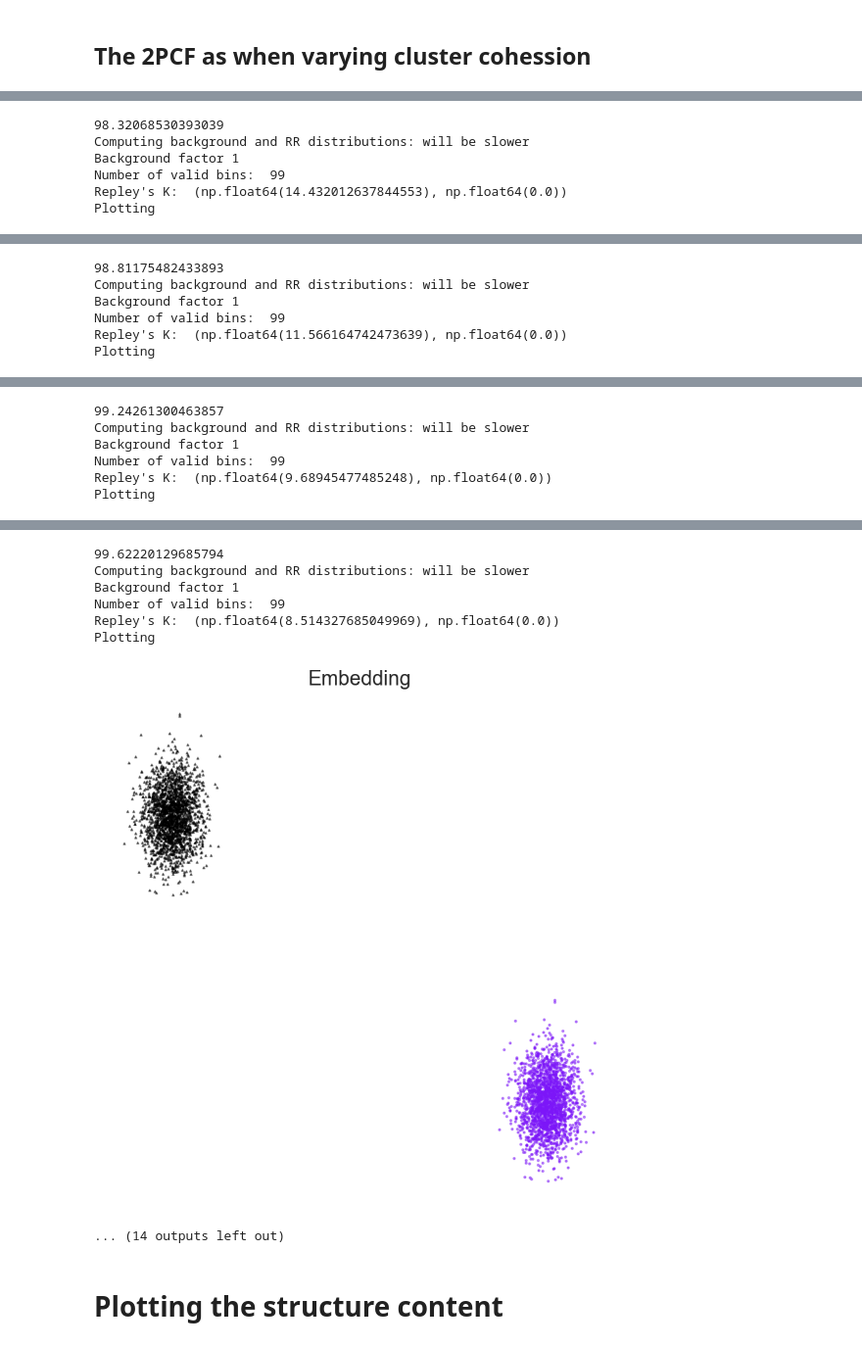
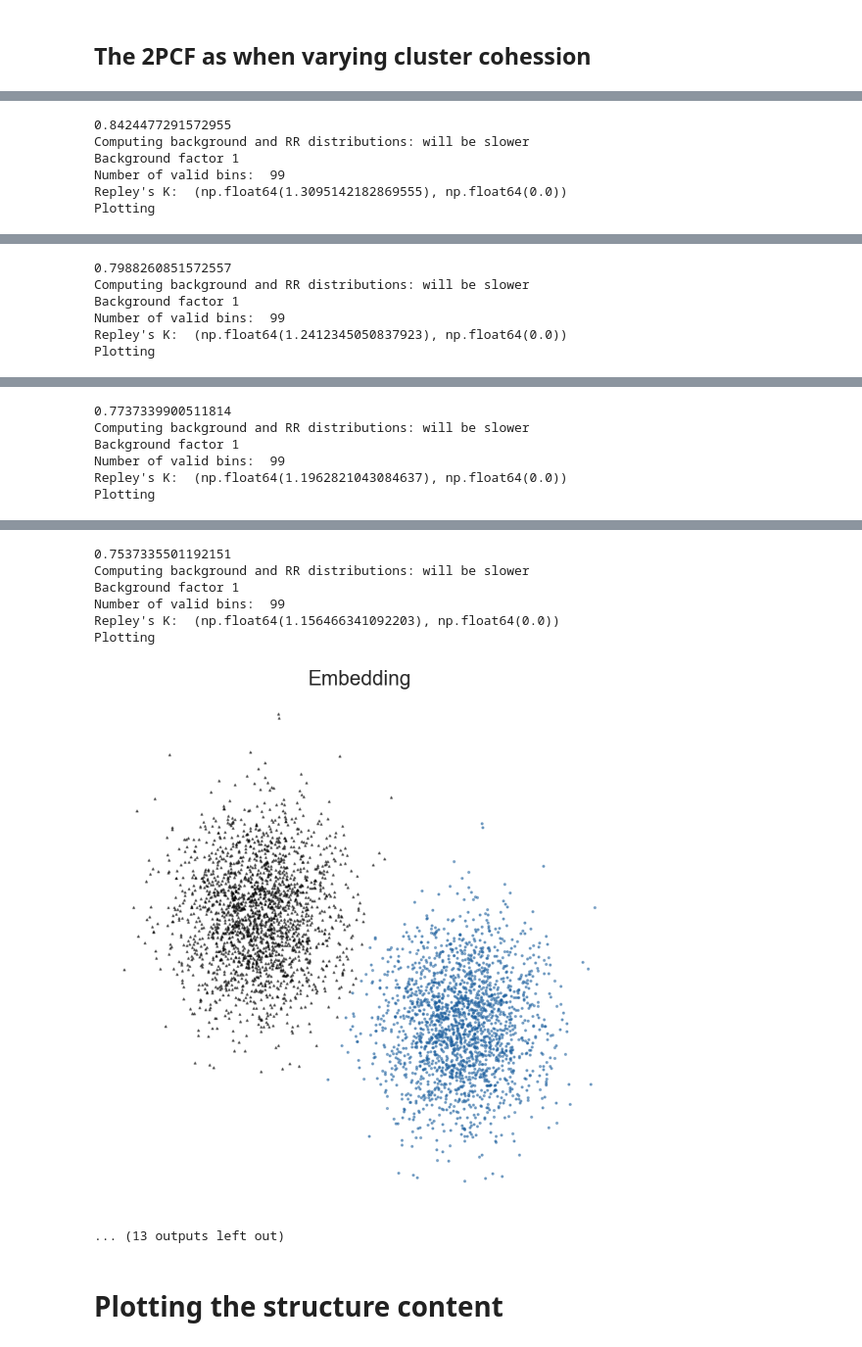
Before and after one commit to Koketsoc137/spectra_for_features, a Jupyter notebook: autocorrelation.ipynb, the cells around one changed output, grey strips where cells are left out. Shown at 98% size. Cells and saved outputs as stored; diff of their text form; code cells hidden in the pictures.

```diff
--- a/autocorrelation.ipynb
+++ b/autocorrelation.ipynb
@@ -42,10 +42,11 @@ cov_range = []
 # %% [markdown]
 ## The 2PCF as when varying cluster cohession
 # %%
-
 times_array = []
 chi_scores = []
 norm_scores = []
+davies_scores = []
+sim_scores = []
 
 dimensions = 2
 mean_range = (-150, 150)
@@ -59,8 +60,9 @@ b = 100
 structure = []
 labels = []
 acc = []
+importlib.reload(AstroMLmod)
 
-cov_ranges  = [2,4,6,8,10,12,20,40,80,160,320,640]
+cov_ranges  = [20,40,80,160,240,320,400,480,640,730,800,1000]
 
 for i in range(num_samples):
     for item in range(points_per_gaussian):
@@ -91,13 +93,21 @@ for cov_diagonal in cov_ranges:
     gaussian_space = gaussian_space
 
 
-    viz.shade(predictions = labels,numof_class =len(means),embedded_dataset = gaussian_space,alpha = 0.5,size = 5)
-    #plt.show()
-    val = test.KNN_accuracy(gaussian_space,labels)
-    acc.append(val)
+    #clustering
+
+    k_labels = dist.kmeans(gaussian_space,
+                           n_clusters = 2)
 
 
+    #plt.show()
+    #scores
+
+    davies_ = davies(gaussian_space,k_labels)
+    val = test.KNN_accuracy(gaussian_space,labels)
+    sim_score = viz.similarity_index(labels,k_labels)
+
     #dist.scatter_points(data_R, alpha = 0.10)
+
 
     timer = time.time()
     """
@@ -111,8 +121,8 @@ for cov_diagonal in cov_ranges:
     corr, dcorr, NormScore = AstroMLmod.correlate_and_plot(gaussian_space,
                                                         min_dist = 0.0,
                                                         max_dist =1.5,
-                                                        label = "Correlation on flat manifold for epoch:"+str(cov),
-                                                        fig_name = "plots/2PCR@Epoch: "+str(cov),
+                                                        label = "Correlation on flat manifold for epoch:"+str(cov_diagonal),
+                                                        fig_name = "plots/2PCR@Epoch: "+str(cov_diagonal),
                                                         precomputed_RR = None,
                                                         bin_number = 100,
                                                         method = "standard",
@@ -124,7 +134,17 @@ for cov_diagonal in cov_ranges:
 
 
     bins = np.logspace(np.log10(1), np.log10(100), 200)
+
+    #metrics
     norm_scores.append(NormScore)
+    acc.append(val)
+    davies_scores.append(davies_)
+    sim_scores.append(sim_score)
+
+
+
+    viz.shade(predictions = k_labels,numof_class =len(means),embedded_dataset = gaussian_space,alpha = 0.5,size = 5)
+
 
     if cov_range[0] in [0]:#[2.5,160,320,640]:
         line, = plt.plot(bins[1:],corr,
@@ -149,6 +174,6 @@ Plotting
-98.32068530393039
+0.8424477291572955
 Computing background and RR distributions: will be slower
 Background factor 1
 Number of valid bins:  99
-Repley's K:  (np.float64(14.432012637844553), np.float64(0.0))
+Repley's K:  (np.float64(1.3095142182869555), np.float64(0.0))
 Plotting
@@ -156,6 +181,6 @@ Plotting
-98.81175482433893
+0.7988260851572557
 Computing background and RR distributions: will be slower
 Background factor 1
 Number of valid bins:  99
-Repley's K:  (np.float64(11.566164742473639), np.float64(0.0))
+Repley's K:  (np.float64(1.2412345050837923), np.float64(0.0))
 Plotting
@@ -163,6 +188,6 @@ Plotting
-99.24261300463857
+0.7737339900511814
 Computing background and RR distributions: will be slower
 Background factor 1
 Number of valid bins:  99
-Repley's K:  (np.float64(9.68945477485248), np.float64(0.0))
+Repley's K:  (np.float64(1.1962821043084637), np.float64(0.0))
 Plotting
@@ -170,11 +195,11 @@ Plotting
-99.62220129685794
+0.7537335501192151
 Computing background and RR distributions: will be slower
 Background factor 1
 Number of valid bins:  99
-Repley's K:  (np.float64(8.514327685049969), np.float64(0.0))
+Repley's K:  (np.float64(1.156466341092203), np.float64(0.0))
 Plotting
-[figure, old version]
+[figure, new version]
-... (14 outputs left out)
+... (13 outputs left out)
 # %% [markdown]
 # Plotting the  structure content
 # %%
```
Also changed, not shown: parts of 12 cells of this notebook.
